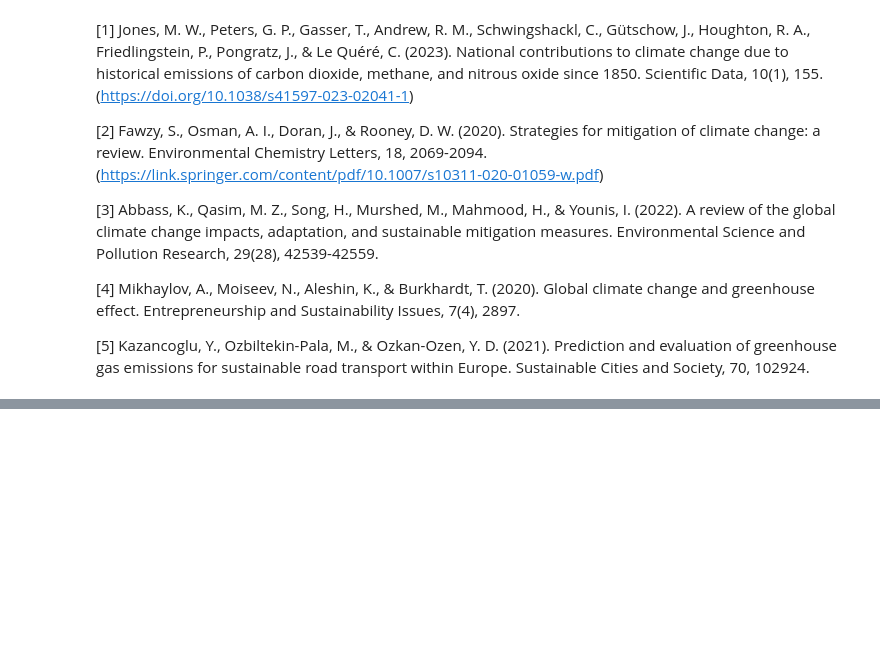
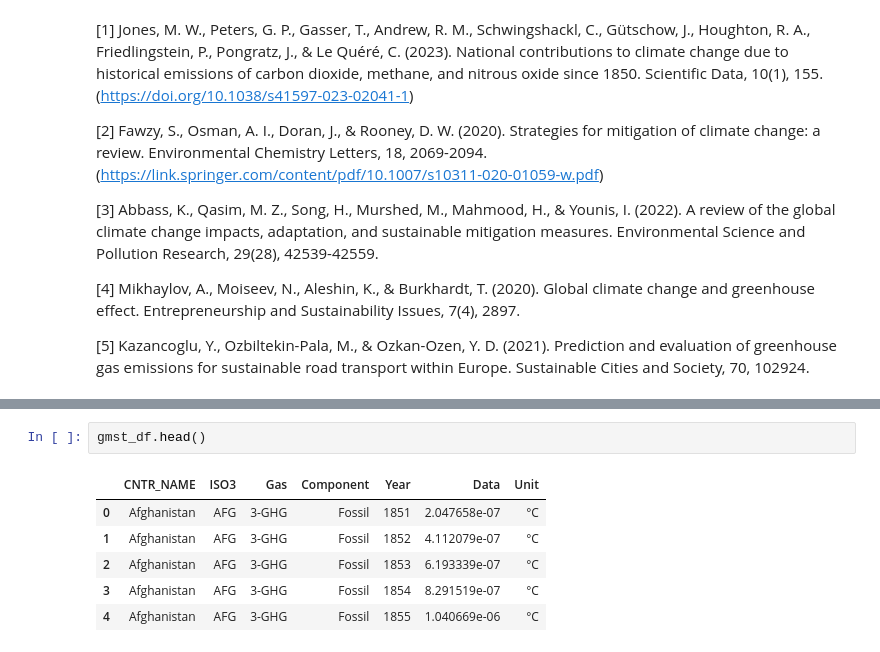
Before and after one commit to JosephRidge/linearmodels, a Jupyter notebook: 166895.ipynb, the cells around one changed output, grey strips where cells are left out. Cells and saved outputs as stored; diff of their text form; blank space fills up the shorter version.

```diff
--- a/166895.ipynb
+++ b/166895.ipynb
@@ -77,0 +103,9 @@ Refinements: Adjustments and refinements to account for specific characteristics
+# %%
+gmst_df.head()
+# %% [output]
+|  | CNTR_NAME | ISO3 | Gas | Component | Year | Data | Unit |
+| 0 | Afghanistan | AFG | 3-GHG | Fossil | 1851 | 2.047658e-07 | °C |
+| 1 | Afghanistan | AFG | 3-GHG | Fossil | 1852 | 4.112079e-07 | °C |
+| 2 | Afghanistan | AFG | 3-GHG | Fossil | 1853 | 6.193339e-07 | °C |
+| 3 | Afghanistan | AFG | 3-GHG | Fossil | 1854 | 8.291519e-07 | °C |
+| 4 | Afghanistan | AFG | 3-GHG | Fossil | 1855 | 1.040669e-06 | °C |
```
Also changed, not shown: parts of 24 cells of this notebook, 7 other files.
